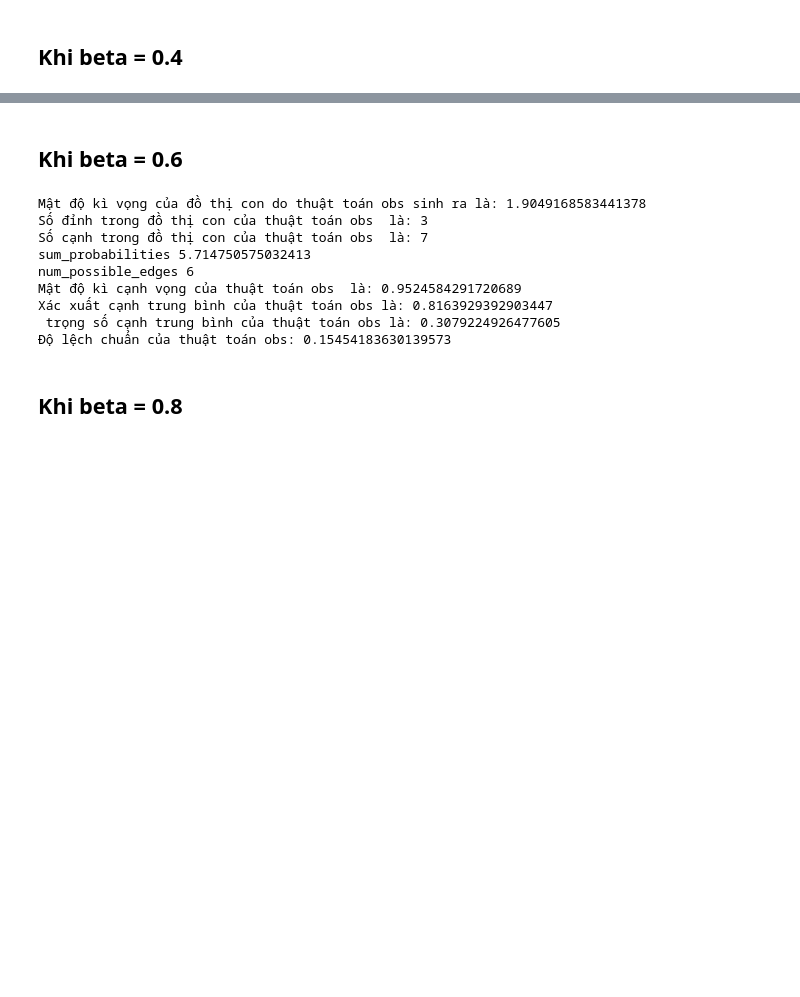
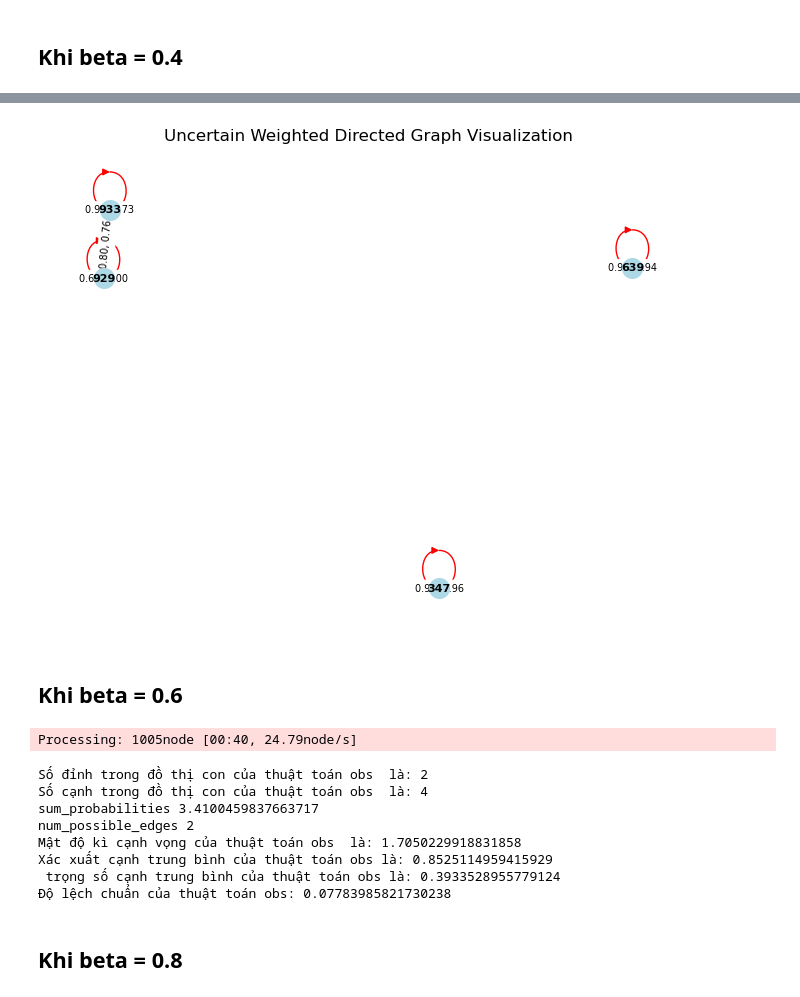
Before and after one commit to typhoons2/uncertain-graph, a Jupyter notebook: Thuật toán obs cho đồ thị có hướng .ipynb, the cells around one changed output, grey strips where cells are left out. Drawn from its saved outputs; the diff is of its cells as text; code cells hidden in the pictures; blank space fills up the shorter version.

```diff
--- a/Thuật toán obs cho đồ thị có hướng .ipynb
+++ b/Thuật toán obs cho đồ thị có hướng .ipynb
@@ -14,35 +12,29 @@ import pandas as pd
 # %%
+# Đọc đồ thị từ file và gán xác suất ngẫu nhiên cho các cạnh
 random.seed(6)
-# Initialize a directed graph
 G = nx.DiGraph()
 
-# Assuming your data is stored in a file called 'email-Eu-core.txt'
-# and the data starts from a specific line after the header.
-# Adjust the path to where you have stored your file.
 with open('email-Eu-core.txt/email-Eu-core.txt', 'r') as file:
     for line in file:
-        # Skip header lines or process them differently if needed
         if line.startswith('#'):
             continue
-
-        # Split the line into source and target nodes
         source, target = map(int, line.split())
-        # Assign a random probability to each edge
-        probability = random.random()  # Generate a random probability between 0 and 1
-        # Assign a random weight to each edge (for example, between 1 and 10)
-#         weight = random.randint(1, 10)
+        probability = random.random()  # Xác suất ngẫu nhiên giữa 0 và 1
         weight = random.random()
-
         G.add_edge(source, target, probability=probability, weight=weight)
 
 print("Number of nodes:", G.number_of_nodes())
 print("Number of edges:", G.number_of_edges())
 
+# Xác định các tập S và T từ các cạnh của đồ thị
+S = set()
+T = set()
+for u, v in G.edges():
+    S.add(u)
+    T.add(v)
 
-
-# Optional: Print some edges with their attributes to verify
-# for u, v, data in G.edges(data=True):
-#     print(f"Edge ({u}, {v}) - Probability: {data['probability']}, Weight: {data['weight']}")
+# print("Set S:", S)
+# print("Set T:", T)
 # %% [output]
 Number of nodes: 1005
 Number of edges: 25571
@@ -415,3 +637,7 @@ Xác xuất cạnh trung bình của thuật toán obs là: 0.5186717432787474
+# %%
+plot_graph_v2(ObsEmailEuCore04)
+# %% [output]
+[figure, added]
 # %% [markdown]
 ## Khi beta = 0.6
 # %%
@@ -428,7 +654,7 @@ mean_weight = np.mean(weights)
 
 # Tính độ lệch chuẩn
 std_deviation = np.std(probabilities)
-print("Mật độ kì vọng của đồ thị con do thuật toán obs sinh ra là:", expected_density(ObsEmailEuCore06))
+# print("Mật độ kì vọng của đồ thị con do thuật toán obs sinh ra là:", expected_density(ObsEmailEuCore06))
 print("Số đỉnh trong đồ thị con của thuật toán obs  là:", ObsEmailEuCore06.number_of_nodes())
 print("Số cạnh trong đồ thị con của thuật toán obs  là:", ObsEmailEuCore06.number_of_edges())
 print("Mật độ kì cạnh vọng của thuật toán obs  là:",calculate_edge_density(ObsEmailEuCore06))
@@ -436,15 +662,15 @@ print("Xác xuất cạnh trung bình của thuật toán obs là:",average_edge
 print(" trọng số cạnh trung bình của thuật toán obs là:",mean_weight)
 print("Độ lệch chuẩn của thuật toán obs:", std_deviation)
 # %% [output]
-Mật độ kì vọng của đồ thị con do thuật toán obs sinh ra là: 1.9049168583441378
-Số đỉnh trong đồ thị con của thuật toán obs  là: 3
-Số cạnh trong đồ thị con của thuật toán obs  là: 7
-sum_probabilities 5.714750575032413
-num_possible_edges 6
-Mật độ kì cạnh vọng của thuật toán obs  là: 0.9524584291720689
-Xác xuất cạnh trung bình của thuật toán obs là: 0.8163929392903447
- trọng số cạnh trung bình của thuật toán obs là: 0.3079224926477605
-Độ lệch chuẩn của thuật toán obs: 0.15454183630139573
+Processing: 1005node [00:40, 24.79node/s]
+Số đỉnh trong đồ thị con của thuật toán obs  là: 2
+Số cạnh trong đồ thị con của thuật toán obs  là: 4
+sum_probabilities 3.4100459837663717
+num_possible_edges 2
+Mật độ kì cạnh vọng của thuật toán obs  là: 1.7050229918831858
+Xác xuất cạnh trung bình của thuật toán obs là: 0.8525114959415929
+ trọng số cạnh trung bình của thuật toán obs là: 0.3933528955779124
+Độ lệch chuẩn của thuật toán obs: 0.07783985821730238
 # %%
 # Lưu đồ thị
 nx.write_gexf(ObsEmailEuCore06, "ObsEmailEuCore06.gexf")
```
Also changed, not shown: parts of 27 cells of this notebook, 1 other file.
